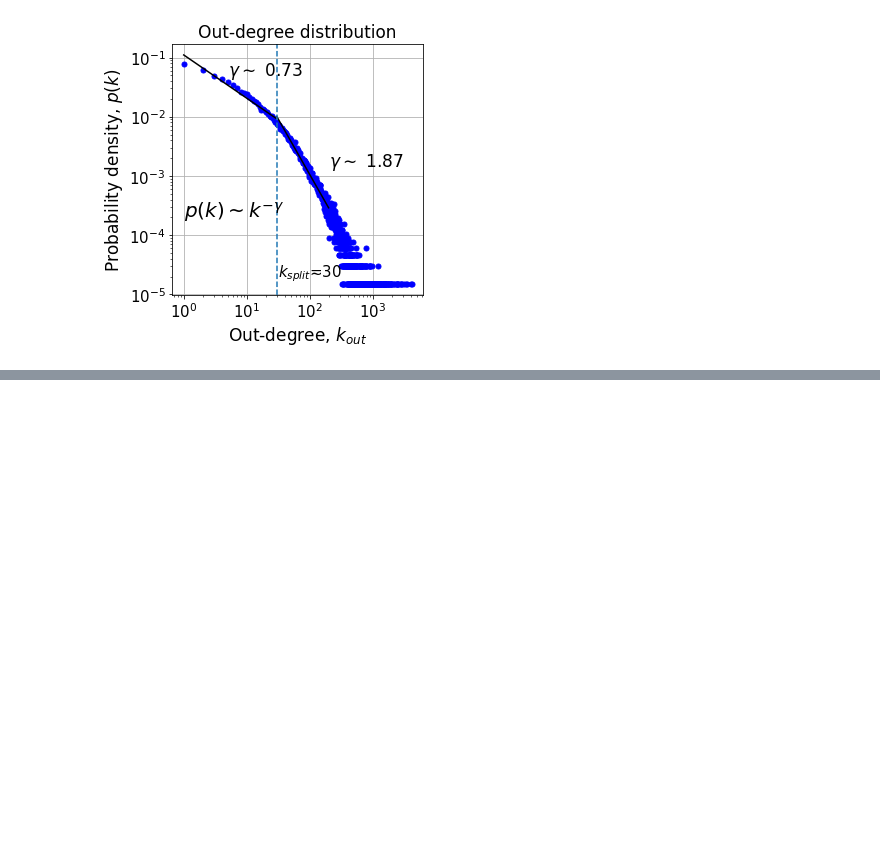
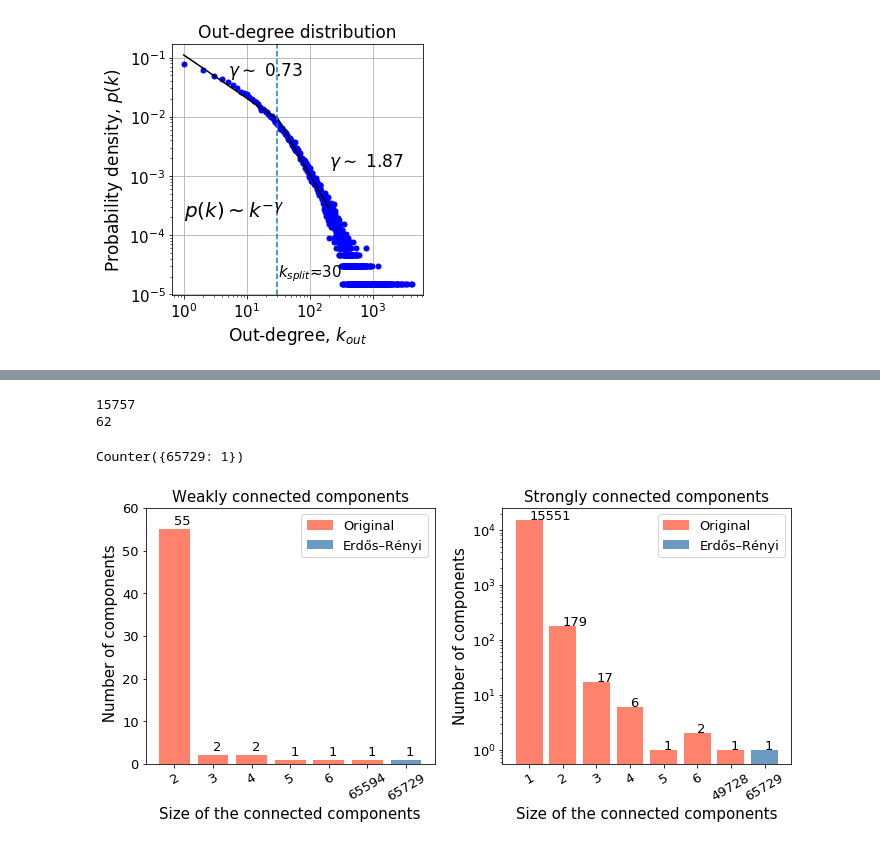
Before and after one commit to biyanisuraj/the_facebook_scandal, a Jupyter notebook: scripts/visualization/degree_distributions.ipynb, the cells around one changed output, grey strips where cells are left out. Drawn from its saved outputs; the diff is of its cells as text; code cells hidden in the pictures; blank space fills up the shorter version.

```diff
--- a/scripts/visualization/degree_distributions.ipynb
+++ b/scripts/visualization/degree_distributions.ipynb
@@ -254,0 +411,6 @@ plt.savefig("imgs/out_degree_distribution.pdf")
+# %%
+print nx.number_strongly_connected_components(g)
+print nx.number_weakly_connected_components(g)
+# %% [output]
+15757
+62
@@ -254,0 +445,60 @@ plt.savefig("imgs/out_degree_distribution.pdf")
+# %%
+er_weak
+# %% [output]
+Counter({65729: 1})
+# %%
+x_weak = list(np.union1d(g_weak.keys(), er_weak.keys()))
+x_strong = list(np.union1d(g_strong.keys(), er_strong.keys()))
+y_weak = [g_weak[k] if k in g_weak else 0 for k in x_weak]
+y_strong = [g_strong[k] if k in g_strong else 0 for k in x_strong]
+y_weak_er = [er_weak[k] if k in er_weak else 0 for k in x_weak]
+
+import copy
+y_weak_lab = copy.copy(y_weak)
+y_weak_lab[-1] =1
+
+y_strong_lab = copy.copy(y_strong)
+y_strong_lab[-1] =1
+# %%
+#plt.subplots(figsize = (10,10))
+plt.subplots(figsize = FIGSIZE_TWOCOL)
+
+plt.subplot(121)
+plt.bar(range(len(x_weak)),y_weak,
+            color='tomato', label='Original', alpha=.8)
+
+for i in range(len(x_weak)):
+    plt.text( i, y_weak_lab[i]+1, y_weak_lab[i] )
+
+plt.bar(range(len(x_weak)), y_weak_er,
+         color='steelblue', label=u'Erdős–Rényi', alpha=.8)
+plt.xticks(range(len(x_weak)), x_weak, rotation = 30)
+plt.title('Weakly connected components')
+plt.xlabel('Size of the connected components')
+plt.ylabel(' Number of components')
+plt.legend()
+plt.ylim(0,60)
+
+plt.subplot(122)
+plt.bar(range(len(x_strong)),
+        [g_strong[k] if k in g_strong else 0 for k in x_strong],
+        color='tomato', label='Original', log=True, alpha=.8)
+plt.bar(range(len(x_strong)),
+        [er_strong[k] if k in er_strong else 0 for k in x_strong],
+        color='steelblue', label=u'Erdős–Rényi', log=True, alpha=.8)
+for i in range(len(x_strong)):
+    plt.text( i, y_strong_lab[i], y_strong_lab[i] )
+
+plt.xticks(range(len(x_strong)), x_strong, rotation =30)
+plt.title('Strongly connected components')
+plt.xlabel('Size of the connected components')
+plt.ylabel('Number of components')
+plt.legend()
+
+plt.subplots_adjust(left=0.125, right=0.9, bottom=0.1, top=1.4, wspace=0.2,
+                    hspace=0.2)
+
+plt.tight_layout()
+plt.savefig('./imgs/connectivity.pdf', format='pdf')
+# %% [output]
+[figure, added]
```
Also changed, not shown: parts of 34 cells of this notebook, 7 other files.
